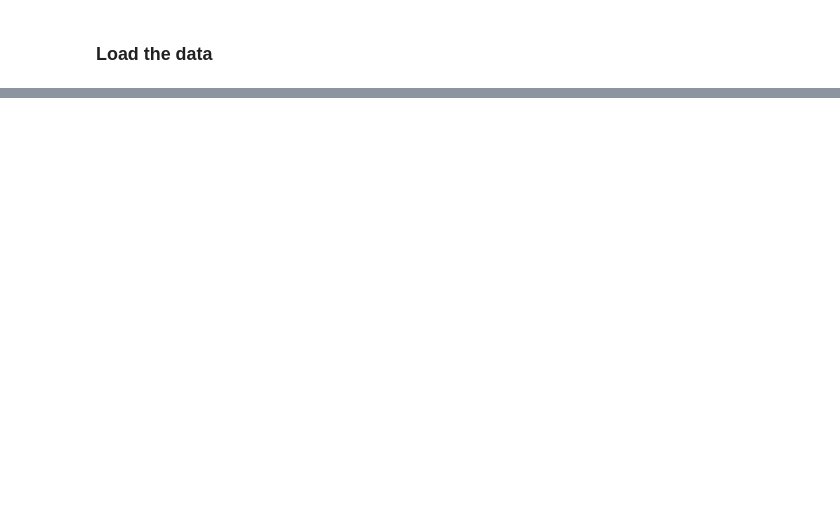
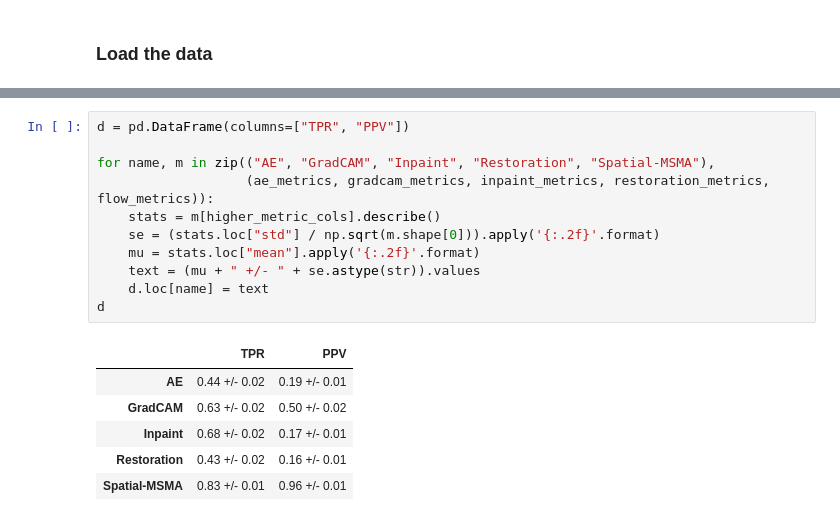
Before and after one commit to ahsanMah/braintypicality, a Jupyter notebook: notebooks/segmentation_eval.ipynb, the cells around one changed output, grey strips where cells are left out. Drawn from its saved outputs; the diff is of its cells as text; blank space fills up the shorter version.

```diff
--- a/notebooks/segmentation_eval.ipynb
+++ b/notebooks/segmentation_eval.ipynb
@@ -610,0 +133,18 @@ dtype: float64
+# %%
+d = pd.DataFrame(columns=["TPR", "PPV"])
+
+for name, m in zip(("AE", "GradCAM", "Inpaint", "Restoration", "Spatial-MSMA"),
+                   (ae_metrics, gradcam_metrics, inpaint_metrics, restoration_metrics, flow_metrics)):
+    stats = m[higher_metric_cols].describe()
+    se = (stats.loc["std"] / np.sqrt(m.shape[0])).apply('{:.2f}'.format)
+    mu = stats.loc["mean"].apply('{:.2f}'.format)
+    text = (mu + " +/- " + se.astype(str)).values
+    d.loc[name] = text
+d
+# %% [output]
+|  | TPR | PPV |
+| AE | 0.44 +/- 0.02 | 0.19 +/- 0.01 |
+| GradCAM | 0.63 +/- 0.02 | 0.50 +/- 0.02 |
+| Inpaint | 0.68 +/- 0.02 | 0.17 +/- 0.01 |
+| Restoration | 0.43 +/- 0.02 | 0.16 +/- 0.01 |
+| Spatial-MSMA | 0.83 +/- 0.01 | 0.96 +/- 0.01 |
```
Also changed, not shown: parts of 74 cells of this notebook, 7 other files.
